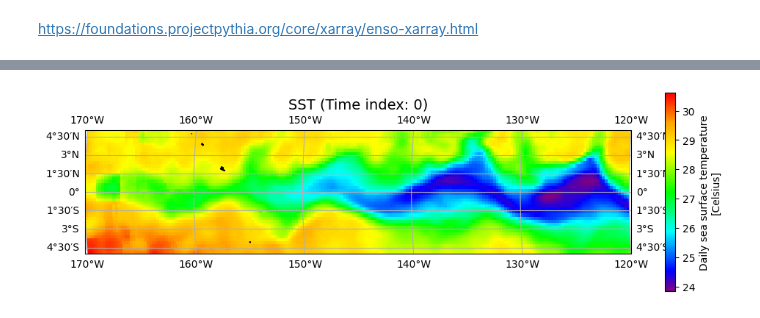
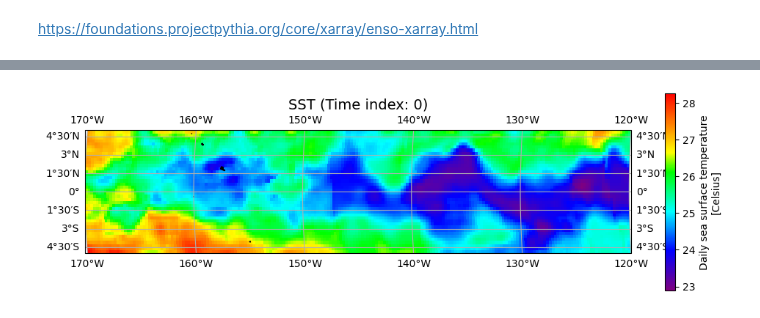
Before and after one commit to AdamPrzychodniPrivate/soil-water-forecasting, a Jupyter notebook: ml-modeling-pipeline/notebooks/sst.ipynb, the cells around one changed output, grey strips where cells are left out. Drawn from its saved outputs; the diff is of its cells as text; code cells hidden in the pictures.

```diff
--- a/ml-modeling-pipeline/notebooks/sst.ipynb
+++ b/ml-modeling-pipeline/notebooks/sst.ipynb
@@ -186,9 +166,0 @@ Data variables:
-# %%
-fig = plt.figure(figsize=(12, 6))
-ax = plt.axes(projection=ccrs.Robinson(central_longitude=180))
-ax.coastlines()
-ax.gridlines()
-sst_nino34.sst.isel(time=0).plot(
-    ax=ax, transform=ccrs.PlateCarree(), vmin=-2, vmax=30, cmap='coolwarm'
-)
-ax.set_extent((120, 300, 10, -10))
@@ -241,9 +213,9 @@ def plot_sst_with_cartopy(ds, var_name='sst', time_index=0):
     plt.title(f'{var_name.upper()} (Time index: {time_index})', fontsize=14)
     plt.show()
 # %%
-plot_sst_with_cartopy(sst_nino34)
+plot_sst_with_cartopy(ds)
 # %% [output]
-[figure, old version]
+[figure, new version]
 # %%
 import xarray as xr
 import numpy as np
```
Also changed, not shown: parts of 11 cells of this notebook.
